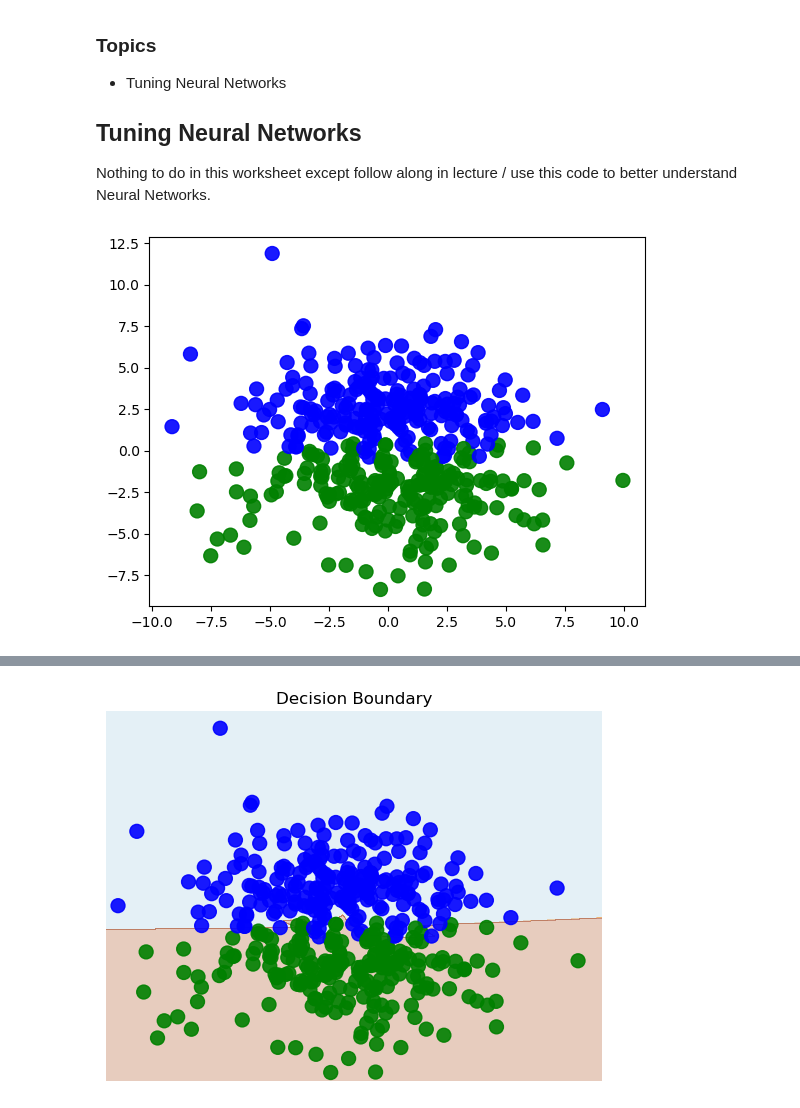
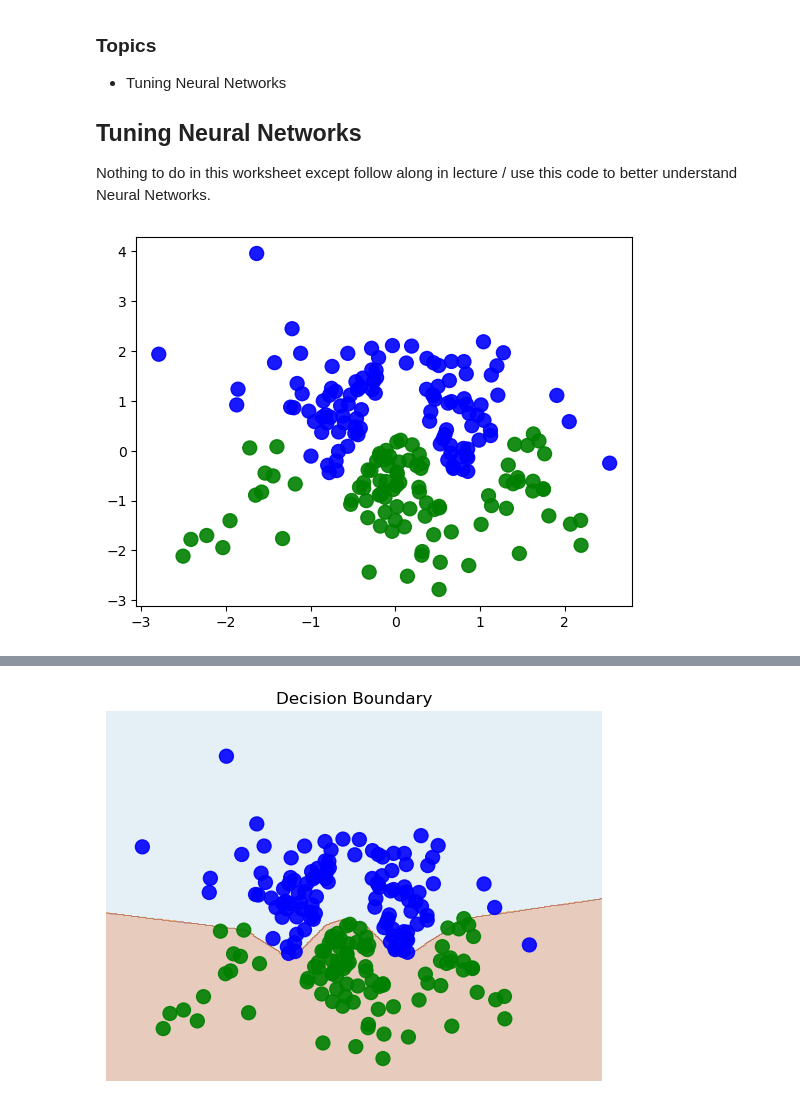
Before and after one commit to zhuceyezi/CS506, a Jupyter notebook: worksheet/worksheet_24.ipynb, the cells around one changed output, grey strips where cells are left out. Saved outputs shown, nothing was run; the diff lists cells and outputs as text; code cells hidden in the pictures.

```diff
--- a/worksheet/worksheet_24.ipynb
+++ b/worksheet/worksheet_24.ipynb
@@ -26,7 +26,7 @@ random.set_seed(1)
 
 # Data generation - don't modify
 centers = [[0, 0]]
-t, _ = datasets.make_blobs(n_samples=500, centers=centers, cluster_std=3,
+t, _ = datasets.make_blobs(n_samples=300, centers=centers, cluster_std=1,
                            random_state=1)
 
 colors = np.array([x for x in 'bgrcmyk'])
@@ -44,13 +44,13 @@ def generate_curve_data(t):
 model = keras.models.Sequential()
 model.add(layers.Dense(10, input_dim=2, activation="relu"))
 model.add(layers.Dense(8, input_dim=10, activation="relu"))
-model.add(layers.Dense(6, input_dim=8, activation="relu"))
+# model.add(layers.Dense(6, input_dim=8, activation="relu"))
 # model.add(layers.Dense(7, input_dim=40, activation="relu"))
 # model.add(layers.Dense(6, input_dim=7, activation="relu"))
 # model.add(layers.Dense(5, input_dim=6, activation="relu"))
 # model.add(layers.Dense(4, input_dim=5, activation="relu"))
 # model.add(layers.Dense(2, input_dim=4, activation="relu"))
-model.add(layers.Dense(1, activation="tanh"))
+model.add(layers.Dense(1, activation="sigmoid"))
 model.compile(loss="binary_crossentropy")
 X, Y = generate_curve_data(t)
 
@@ -82,5 +82,5 @@ ax.scatter(X[:, 0], X[:, 1], color=colors[Y].tolist(), s=100, alpha=.9)
 plt.title("Decision Boundary")
 plt.show()
 # %% [output]
-[figure, old version]
+[figure, new version]
 Epoch 1/800
@@ -103 +103 @@ Epoch 800/800
-[figure, old version]
+[figure, new version]
```
Also changed, not shown: parts of 1 cell of this notebook.
